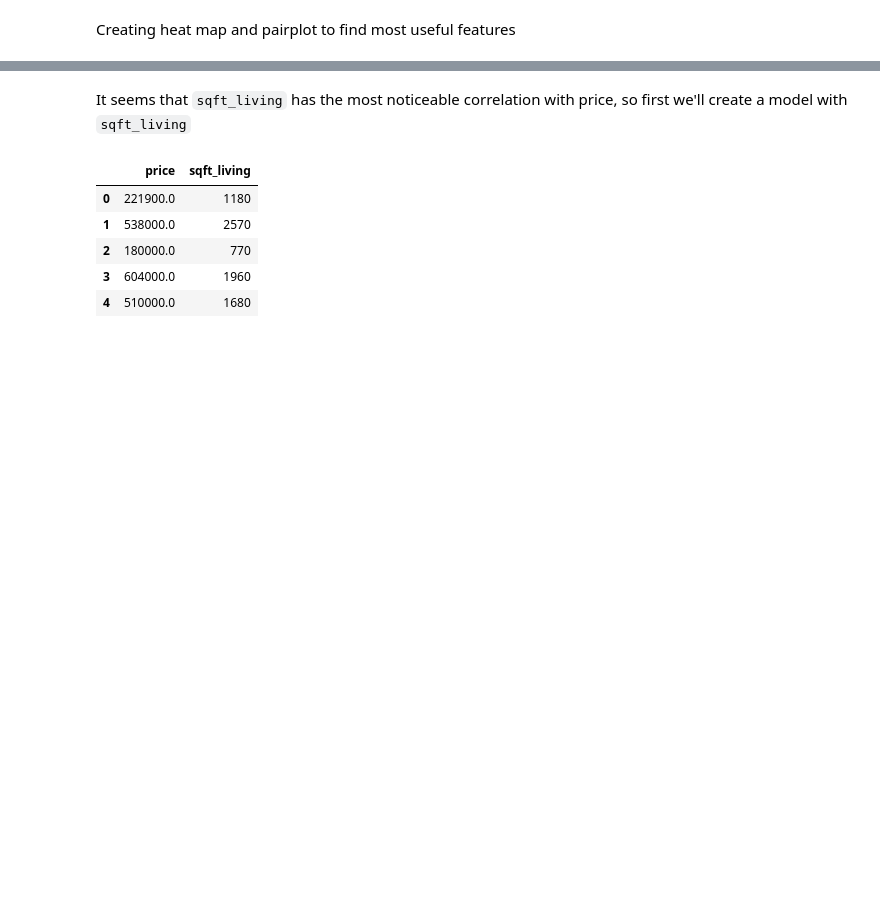
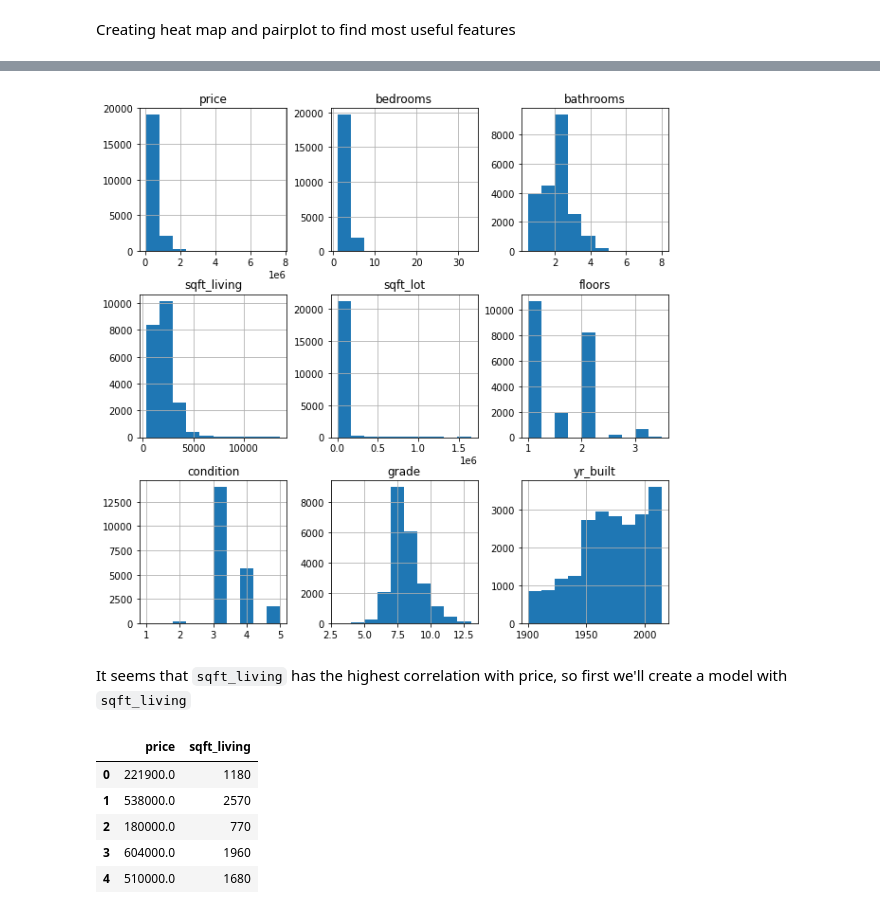
Before and after one commit to nancyho83/Property-Development-Analysis, a Jupyter notebook: Property_Development_Analysis.ipynb, the cells around one changed output, grey strips where cells are left out. Drawn from its saved outputs; the diff is of its cells as text; code cells hidden in the pictures; blank space fills up the shorter version.

```diff
--- a/Property_Development_Analysis.ipynb
+++ b/Property_Development_Analysis.ipynb
@@ -186,5 +182,10 @@ sns.boxplot(housing_df['price'])
+# %%
+housing_df.hist(figsize=(10,10))
+plt.show()
+# %% [output]
+[figure, added]
 # %% [markdown]
-It seems that `sqft_living` has the most noticeable correlation with price, so first we'll create a model with `sqft_living`
+It seems that `sqft_living` has the highest correlation with price, so first we'll create a model with `sqft_living`
 # %%
 fsm_df = housing_df[['price', 'sqft_living']]
 fsm_df.head()
```
Also changed, not shown: parts of 50 cells of this notebook.
